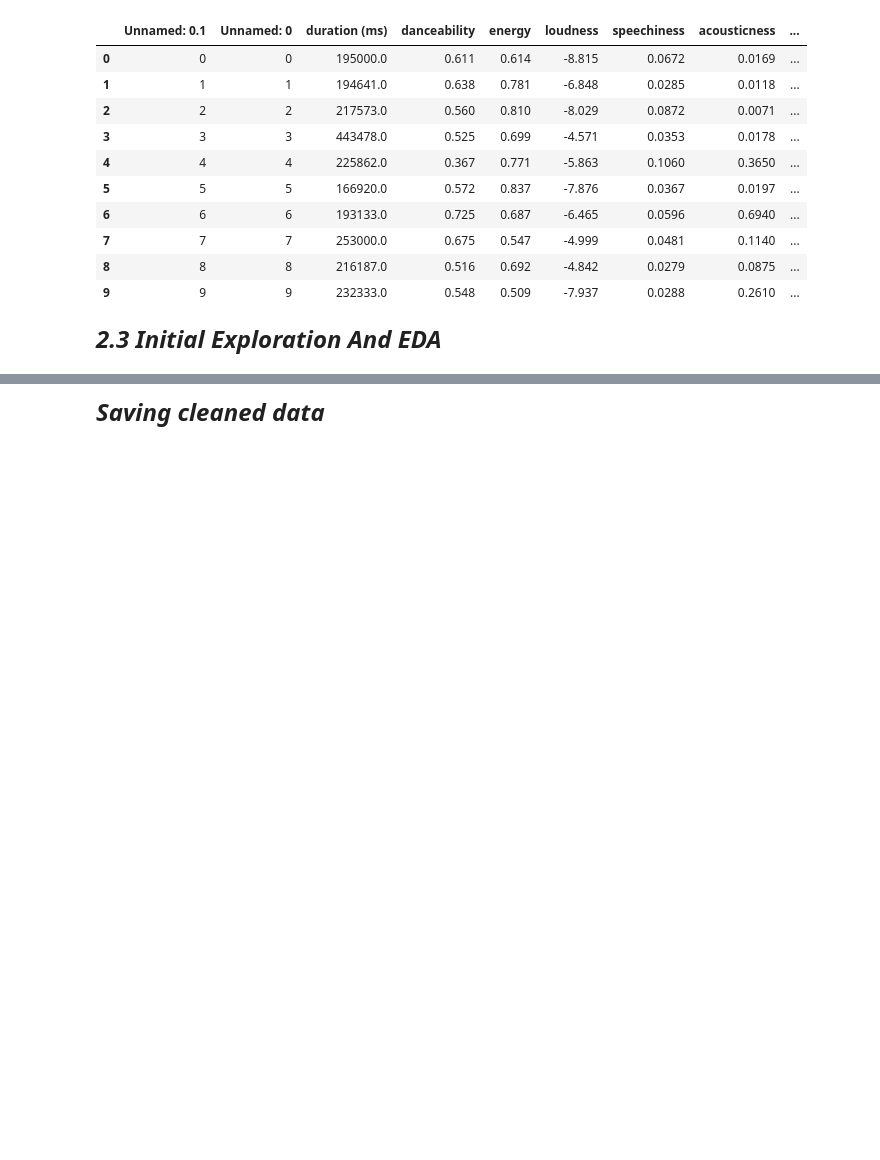
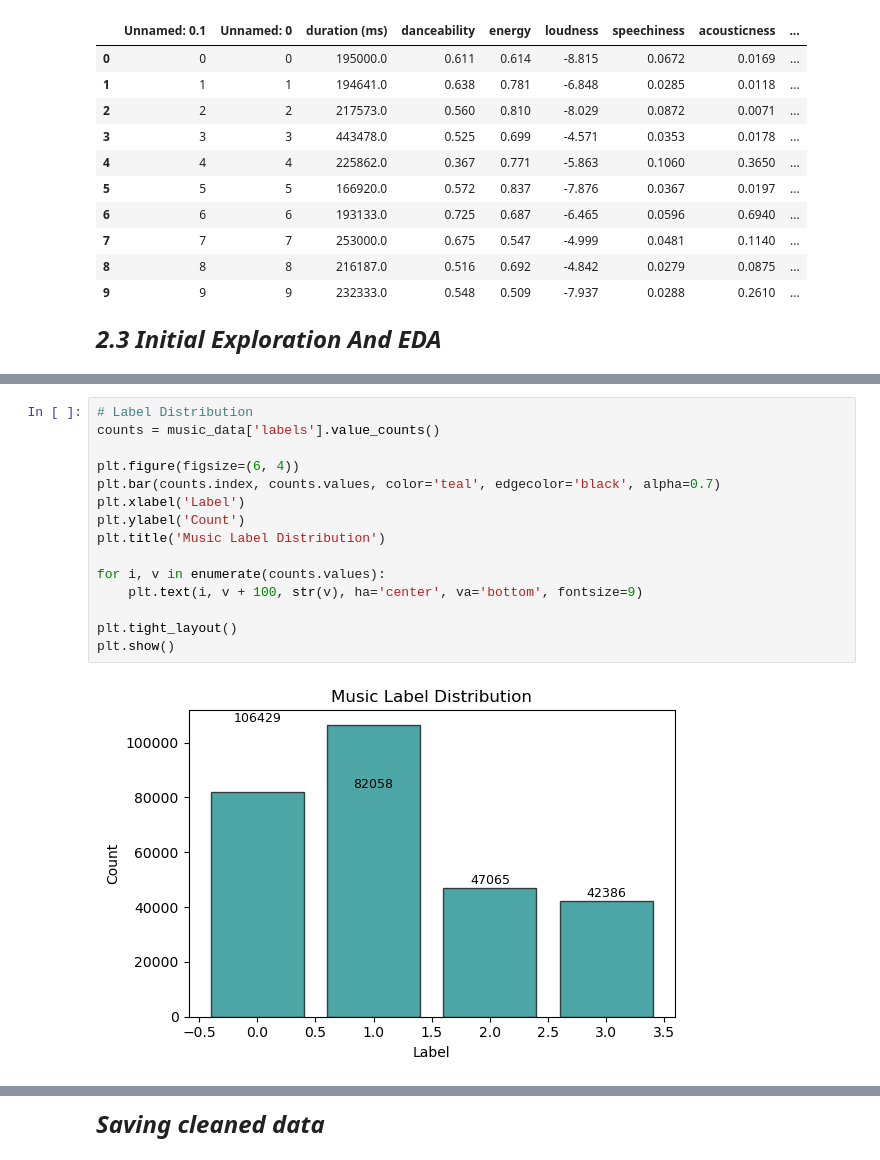
Before and after one commit to veenaledi/DS-Capstone-Project, a Jupyter notebook: Music.ipynb, the cells around one changed output, grey strips where cells are left out. Saved outputs shown, nothing was run; the diff lists cells and outputs as text; blank space fills up the shorter version.

```diff
--- a/Music.ipynb
+++ b/Music.ipynb
@@ -113,0 +154,17 @@ music_data.head(10)
+# %%
+# Label Distribution
+counts = music_data['labels'].value_counts()
+
+plt.figure(figsize=(6, 4))
+plt.bar(counts.index, counts.values, color='teal', edgecolor='black', alpha=0.7)
+plt.xlabel('Label')
+plt.ylabel('Count')
+plt.title('Music Label Distribution')
+
+for i, v in enumerate(counts.values):
+    plt.text(i, v + 100, str(v), ha='center', va='bottom', fontsize=9)
+
+plt.tight_layout()
+plt.show()
+# %% [output]
+[figure, added]
```
Also changed, not shown: parts of 11 cells of this notebook.
